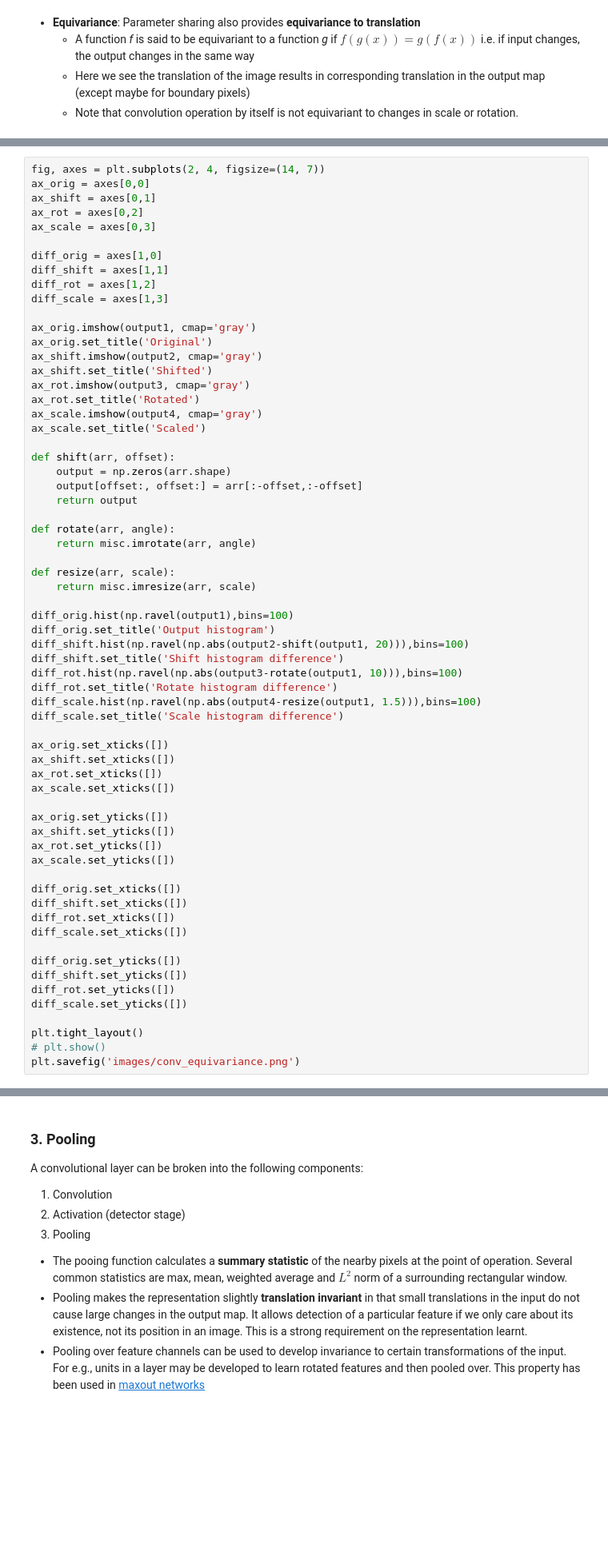
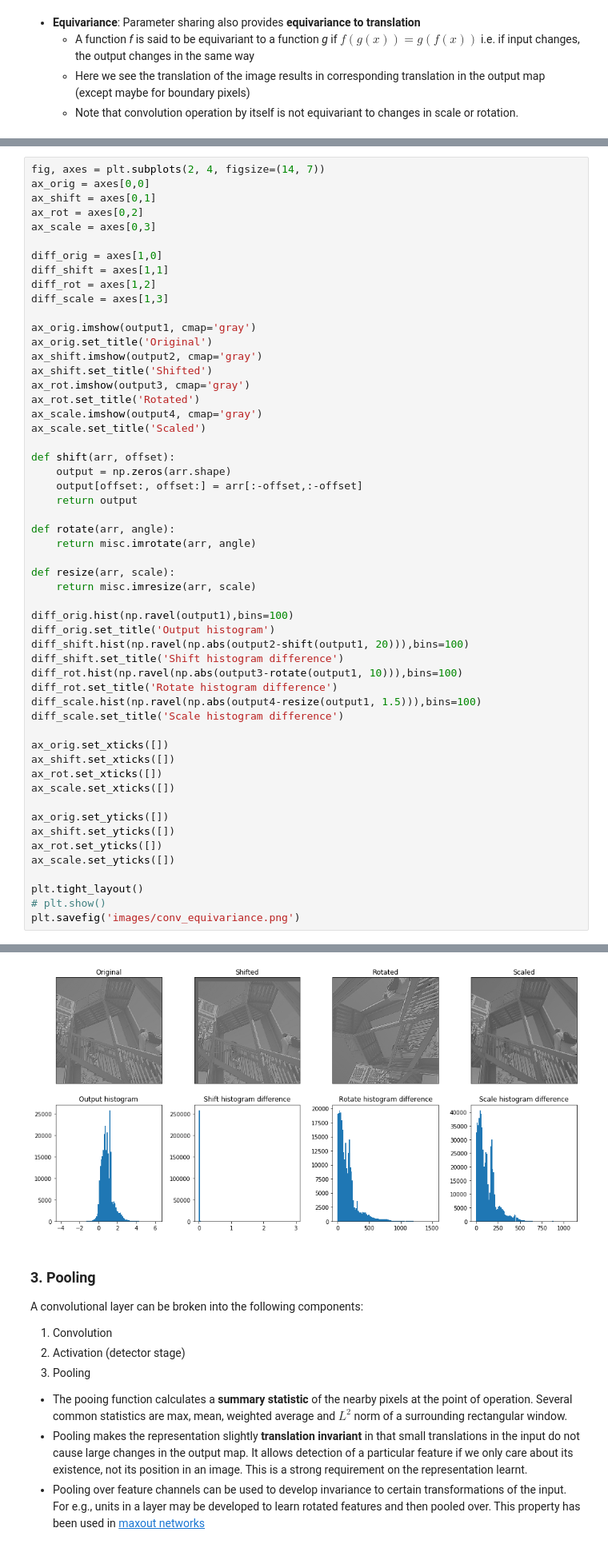
Before and after one commit to dalmia/Deep-Learning-Book-Chapter-Summaries, a Jupyter notebook: Chapter 9 - Convolutional Networks.ipynb, the cells around one changed output, grey strips where cells are left out. Shown at 80% size. Drawn from its saved outputs; the diff is of its cells as text; blank space fills up the shorter version.

Commit message:
FIX: add histogram ticks

```diff
--- a/Chapter 9 - Convolutional Networks.ipynb
+++ b/Chapter 9 - Convolutional Networks.ipynb
@@ -143,16 +148,7 @@ ax_shift.set_yticks([])
 ax_rot.set_yticks([])
 ax_scale.set_yticks([])
 
-diff_orig.set_xticks([])
-diff_shift.set_xticks([])
-diff_rot.set_xticks([])
-diff_scale.set_xticks([])
-
-diff_orig.set_yticks([])
-diff_shift.set_yticks([])
-diff_rot.set_yticks([])
-diff_scale.set_yticks([])
-
 plt.tight_layout()
 # plt.show()
 plt.savefig('images/conv_equivariance.png')
+# %% [output]
@@ -159,3 +159,4 @@ plt.savefig('images/conv_equivariance.png')
+[figure, added]
 # %% [markdown]
 ### 3. Pooling
 
```
Also changed, not shown: parts of 3 cells of this notebook, 2 other files.
